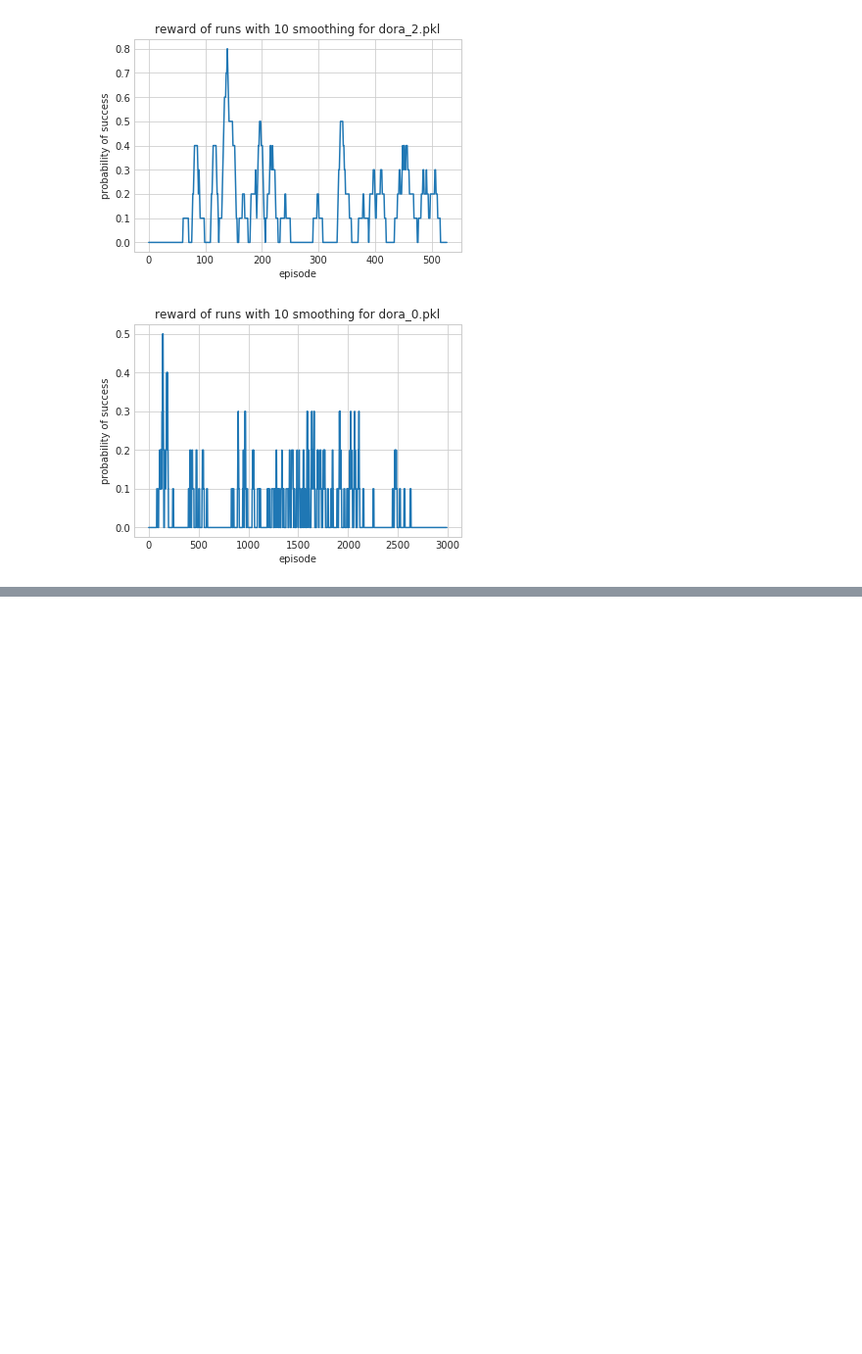
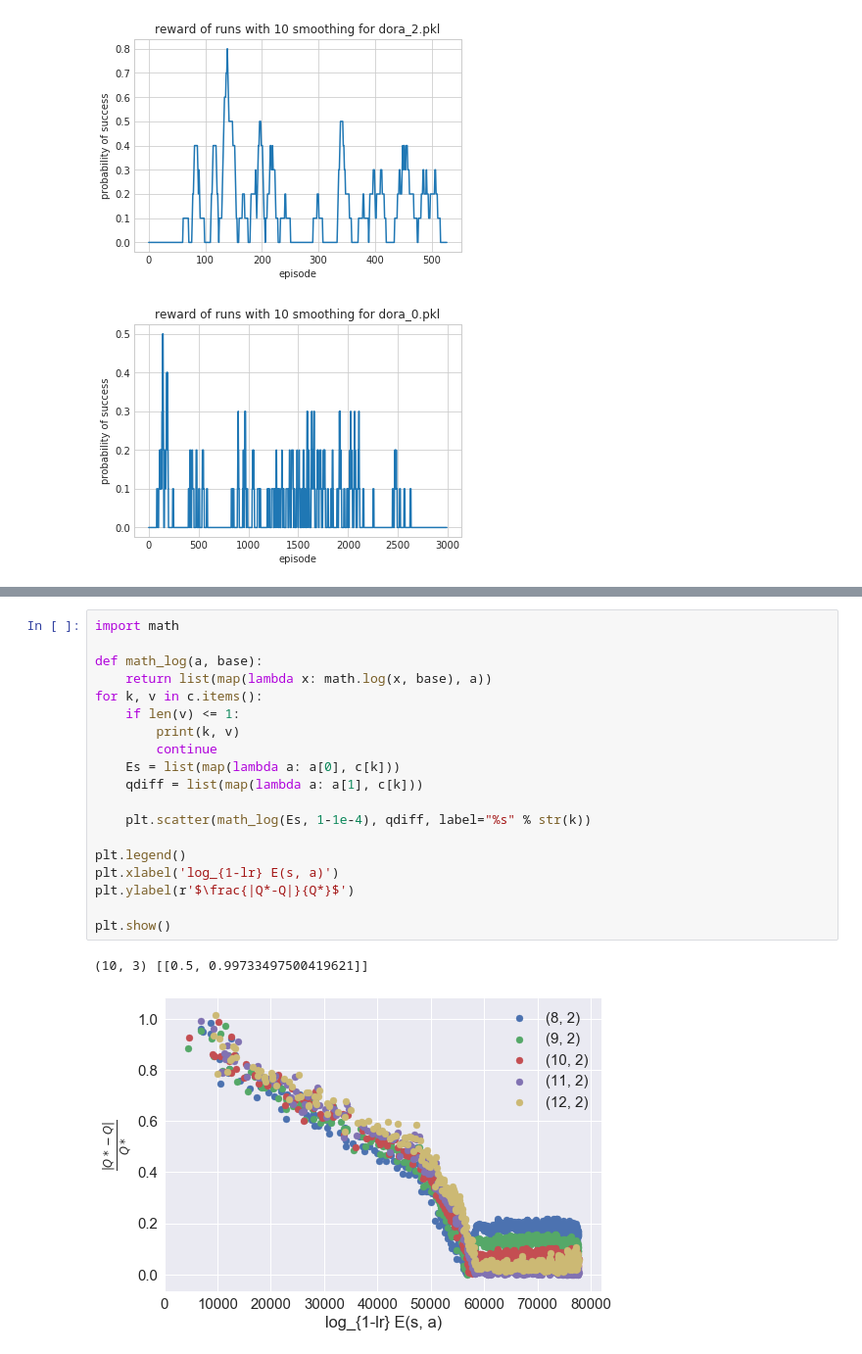
Before and after one commit to nathanwang000/deep_exploration_with_E_network, a Jupyter notebook: plot.ipynb, the cells around one changed output, grey strips where cells are left out. Shown at 98% size. Saved outputs shown, nothing was run; the diff lists cells and outputs as text; blank space fills up the shorter version.

```diff
--- a/plot.ipynb
+++ b/plot.ipynb
@@ -64,0 +97,22 @@ for fn in os.listdir(logdir):
+# %%
+import math
+
+def math_log(a, base):
+    return list(map(lambda x: math.log(x, base), a))
+for k, v in c.items():
+    if len(v) <= 1:
+        print(k, v)
+        continue
+    Es = list(map(lambda a: a[0], c[k]))
+    qdiff = list(map(lambda a: a[1], c[k]))
+
+    plt.scatter(math_log(Es, 1-1e-4), qdiff, label="%s" % str(k))
+
+plt.legend()
+plt.xlabel('log_{1-lr} E(s, a)')
+plt.ylabel(r'$\frac{|Q*-Q|}{Q*}$')
+
+plt.show()
+# %% [output]
+(10, 3) [[0.5, 0.99733497500419621]]
+[figure, added]
```
Also changed, not shown: parts of 4 cells of this notebook, 5 other files.
